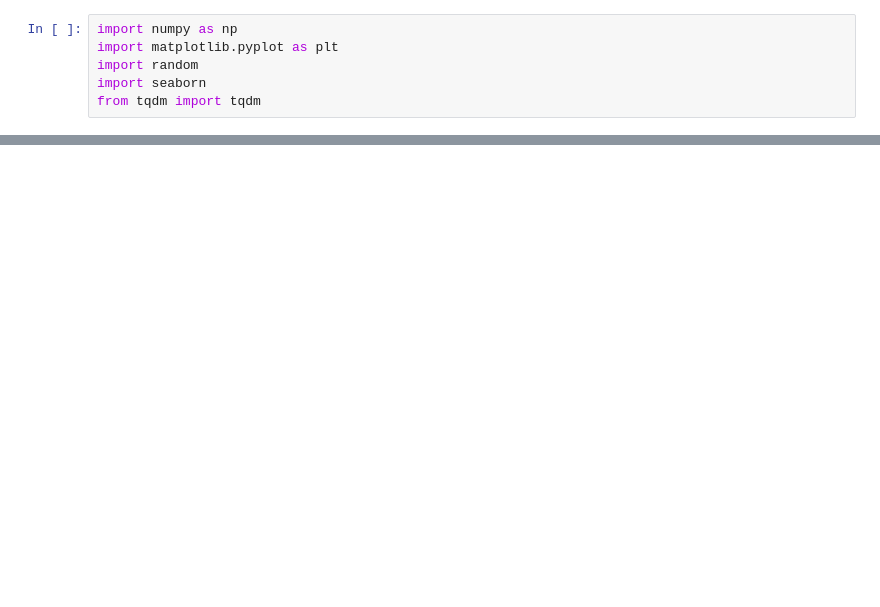
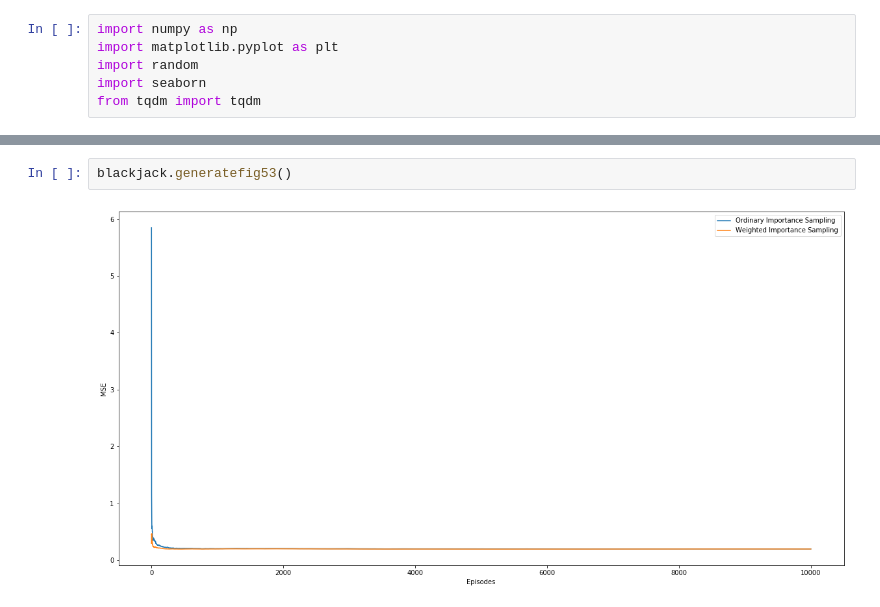
Before and after one commit to vishal17209/RL_M2018, a Jupyter notebook: HW3/BlackJack (for Q4).ipynb, the cells around one changed output, grey strips where cells are left out. Cells and saved outputs as stored; diff of their text form; blank space fills up the shorter version.

```diff
--- a/HW3/BlackJack (for Q4).ipynb
+++ b/HW3/BlackJack (for Q4).ipynb
@@ -293,0 +333,4 @@ blackjack.generatefig52()
+# %%
+blackjack.generatefig53()
+# %% [output]
+[figure, added]
```
Also changed, not shown: parts of 3 cells of this notebook, 2 other files.
